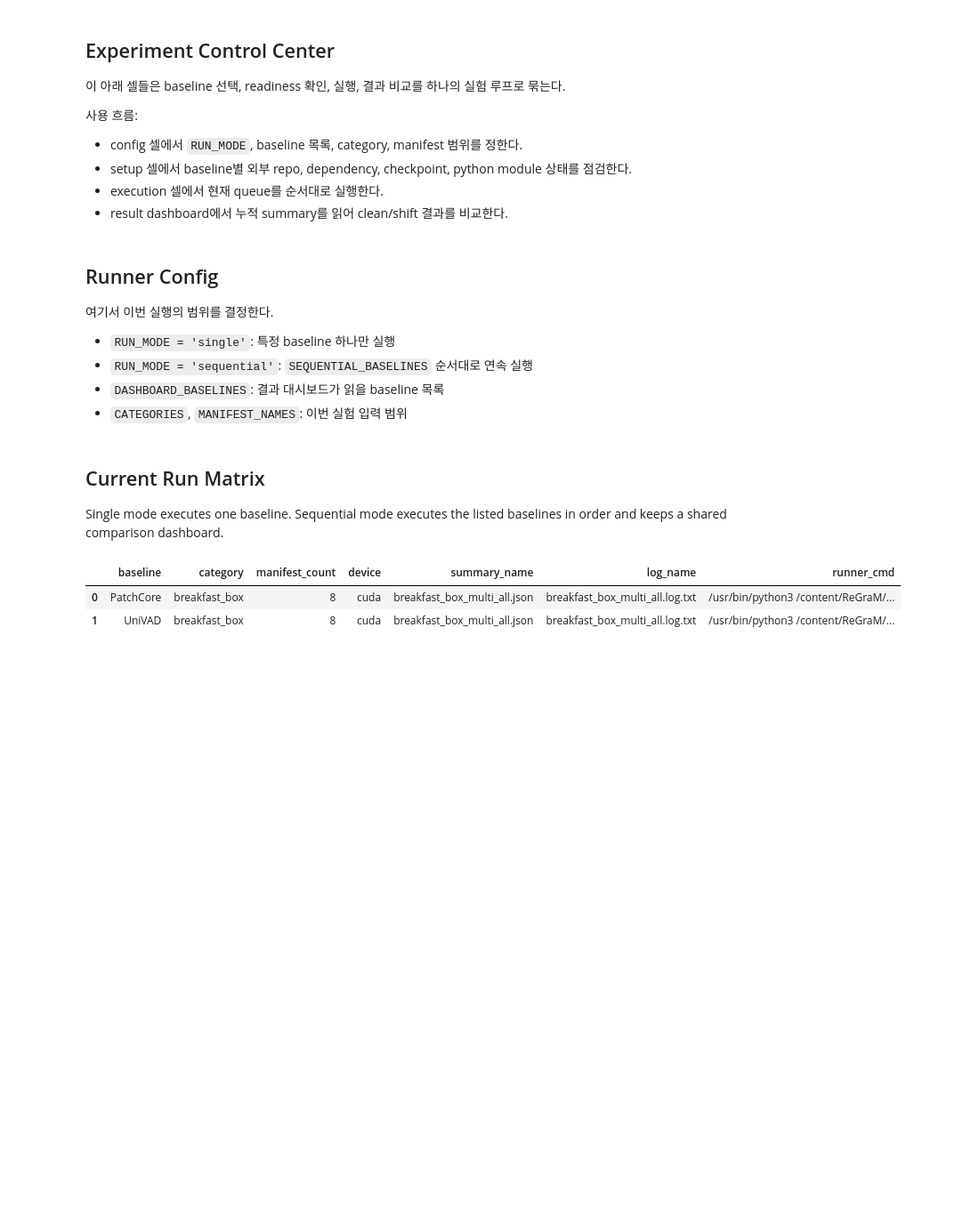
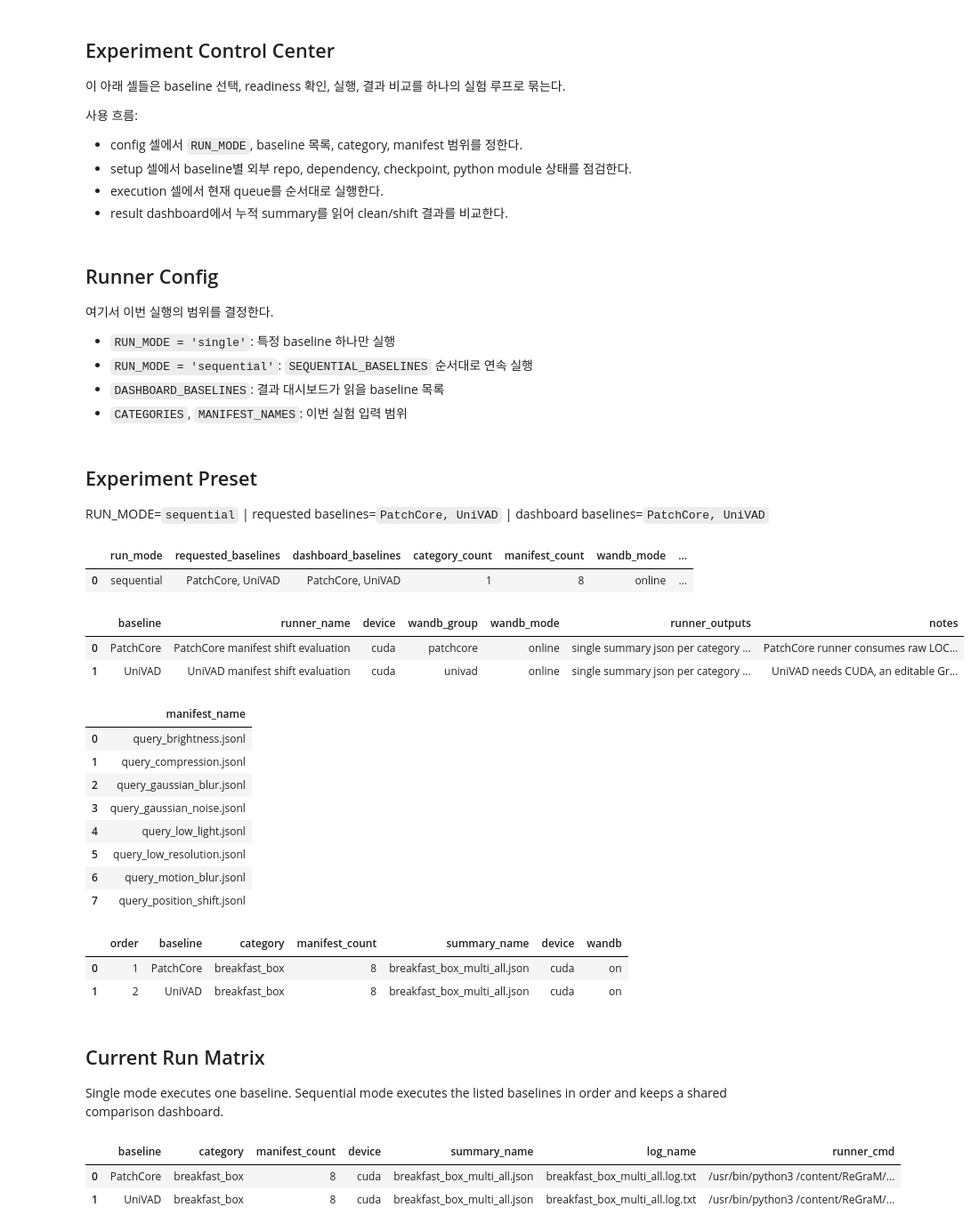
Before and after one commit to outSeop/ReGraM, a Jupyter notebook: experiments/validation/condition_shift_baseline/notebook/experiment.ipynb, the cells around one changed output. Shown at 89% size. Drawn from its saved outputs; the diff is of its cells as text; code cells hidden in the pictures; blank space fills up the shorter version.

```diff
--- a/experiments/validation/condition_shift_baseline/notebook/experiment.ipynb
+++ b/experiments/validation/condition_shift_baseline/notebook/experiment.ipynb
@@ -317,7 +344,7 @@ MANIFEST_NAMES = [
 ]
 EXCLUDED_MANIFEST_NAMES = {'query_identity.jsonl', 'query_multi.jsonl'}
 WANDB_PROJECT = 'regram-condition-shift'
-WANDB_MODE = 'disabled'  # switch to online only after WANDB_API_KEY is configured
+WANDB_MODE = 'online'  # switch to online only after WANDB_API_KEY is configured
 SHOW_RUNNER_OUTPUT = True
 RUNNER_OUTPUT_TAIL_LINES = 40
 RUN_ONLY_READY_BASELINES = True
@@ -362,6 +389,7 @@ BASELINE_SPECS = {
         'requires_checkpoints': True,
         'required_python_modules': ['groundingdino'],
         'import_search_paths': [REPO_ROOT / 'external' / 'UniVAD' / 'models' / 'GroundingDINO'],
+        'required_local_paths': [REPO_ROOT / 'external' / 'UniVAD' / 'models' / 'dinov2' / 'hubconf.py'],
         'required_checkpoint_files': [
             'sam_hq_vit_h.pth',
             'groundingdino_swint_ogc.pth',
@@ -375,7 +403,7 @@ BASELINE_SPECS = {
         'wandb_log_images': True,
         'wandb_max_images': 2,
         'extra_args': ['--image-size', '448', '--k-shot', '1', '--round', '0'],
-        'notes': 'UniVAD needs CUDA, an editable GroundingDINO install, and local SAM/GroundingDINO checkpoints under pretrained_ckpts.',
+        'notes': 'UniVAD needs CUDA, a recursive clone with the local dinov2 submodule, an editable GroundingDINO install, and local SAM/GroundingDINO checkpoints under pretrained_ckpts.',
     },
 }
 
@@ -475,6 +503,8 @@ def evaluate_baseline_readiness(active_baselines):
         checkpoint_root = spec.get('checkpoint_root')
         missing_checkpoint_files = collect_missing_checkpoint_files(spec)
         checkpoint_ready = len(missing_checkpoint_files) == 0
+        missing_local_paths = [str(path) for path in spec.get('required_local_paths', []) if not Path(path).exists()]
+        local_paths_ready = len(missing_local_paths) == 0
         cuda_ready = cuda_available if spec.get('requires_cuda') else True
         for import_path in spec.get('import_search_paths', []):
             ensure_importable_path(import_path)
@@ -484,12 +514,14 @@ def evaluate_baseline_readiness(active_baselines):
             if _importlib_util.find_spec(module_name) is None
         ]
         python_modules_ready = len(missing_modules) == 0
-        ready = repo_ready and checkpoint_ready and cuda_ready and python_modules_ready
+        ready = repo_ready and checkpoint_ready and local_paths_ready and cuda_ready and python_modules_ready
         blockers = []
         if not repo_ready:
             blockers.append('external_repo_missing')
         if spec.get('requires_cuda') and not cuda_ready:
             blockers.append('cuda_unavailable')
+        if not local_paths_ready:
+            blockers.append('local_dependency_missing:' + ','.join(Path(path).name for path in missing_local_paths))
         if spec.get('requires_checkpoints') and not checkpoint_ready:
             blockers.append('checkpoint_missing:' + ','.join(missing_checkpoint_files))
         if missing_modules:
@@ -505,6 +537,7 @@ def evaluate_baseline_readiness(active_baselines):
             'checkpoint_root': str(checkpoint_root) if checkpoint_root else '',
             'checkpoint_ready': checkpoint_ready,
             'missing_checkpoint_files': ', '.join(missing_checkpoint_files) if missing_checkpoint_files else '-',
+            'missing_local_paths': ', '.join(missing_local_paths) if missing_local_paths else '-',
             'required_python_modules': ', '.join(spec.get('required_python_modules', [])) or '-',
             'python_modules_ready': python_modules_ready,
             'ready': ready,
@@ -522,33 +555,54 @@ skipped_run_configs = []
 display_title(
     'Experiment Preset',
     f'RUN_MODE=`{RUN_MODE}` | requested baselines=`{", ".join(REQUESTED_BASELINES)}` | dashboard baselines=`{", ".join(DASHBOARD_BASELINES)}`',
 )
 display(pd.DataFrame([
     {
         'run_mode': RUN_MODE,
         'requested_baselines': ', '.join(REQUESTED_BASELINES),
         'dashboard_baselines': ', '.join(DASHBOARD_BASELINES),
         'category_count': len(CATEGORIES),
         'manifest_count': len(MANIFEST_NAMES),
         'wandb_mode': WANDB_MODE,
         'stop_on_failure': STOP_ON_FAILURE,
         'download_missing_univad_checkpoints': DOWNLOAD_MISSING_UNIVAD_CHECKPOINTS,
     }
 ]))
 display(pd.DataFrame([
     {
         'baseline': baseline,
         'runner_name': BASELINE_SPECS[baseline]['runner_name'],
         'device': BASELINE_SPECS[baseline]['device'],
         'wandb_group': BASELINE_SPECS[baseline]['wandb_group'] if BASELINE_SPECS[baseline]['use_wandb'] else 'off',
         'wandb_mode': WANDB_MODE if BASELINE_SPECS[baseline]['use_wandb'] else 'disabled',
         'runner_outputs': BASELINE_SPECS[baseline]['runner_outputs'],
         'notes': BASELINE_SPECS[baseline]['notes'],
     }
     for baseline in REQUESTED_BASELINES
 ]))
 display(pd.DataFrame({'manifest_name': MANIFEST_NAMES}))
 display_run_plan(requested_run_configs)
+# %% [output]
+## Experiment Preset
+
+RUN_MODE=`sequential` | requested baselines=`PatchCore, UniVAD` | dashboard baselines=`PatchCore, UniVAD`
+|  | run_mode | requested_baselines | dashboard_baselines | category_count | manifest_count | wandb_mode | ... |
+| 0 | sequential | PatchCore, UniVAD | PatchCore, UniVAD | 1 | 8 | online | ... |
+|  | baseline | runner_name | device | wandb_group | wandb_mode | runner_outputs | notes |
+| 0 | PatchCore | PatchCore manifest shift evaluation | cuda | patchcore | online | single summary json per category ... | PatchCore runner consumes raw LOC... |
+| 1 | UniVAD | UniVAD manifest shift evaluation | cuda | univad | online | single summary json per category ... | UniVAD needs CUDA, an editable Gr... |
+|  | manifest_name |
+| 0 | query_brightness.jsonl |
+| 1 | query_compression.jsonl |
+| 2 | query_gaussian_blur.jsonl |
+| 3 | query_gaussian_noise.jsonl |
+| 4 | query_low_light.jsonl |
+| 5 | query_low_resolution.jsonl |
+| 6 | query_motion_blur.jsonl |
+| 7 | query_position_shift.jsonl |
+|  | order | baseline | category | manifest_count | summary_name | device | wandb |
+| 0 | 1 | PatchCore | breakfast_box | 8 | breakfast_box_multi_all.json | cuda | on |
+| 1 | 2 | UniVAD | breakfast_box | 8 | breakfast_box_multi_all.json | cuda | on |
 # %%
 display_title('Current Run Matrix', 'Single mode executes one baseline. Sequential mode executes the listed baselines in order and keeps a shared comparison dashboard.')
 command_preview_df = pd.DataFrame([
```
Also changed, not shown: parts of 14 cells of this notebook, 5 other files.
